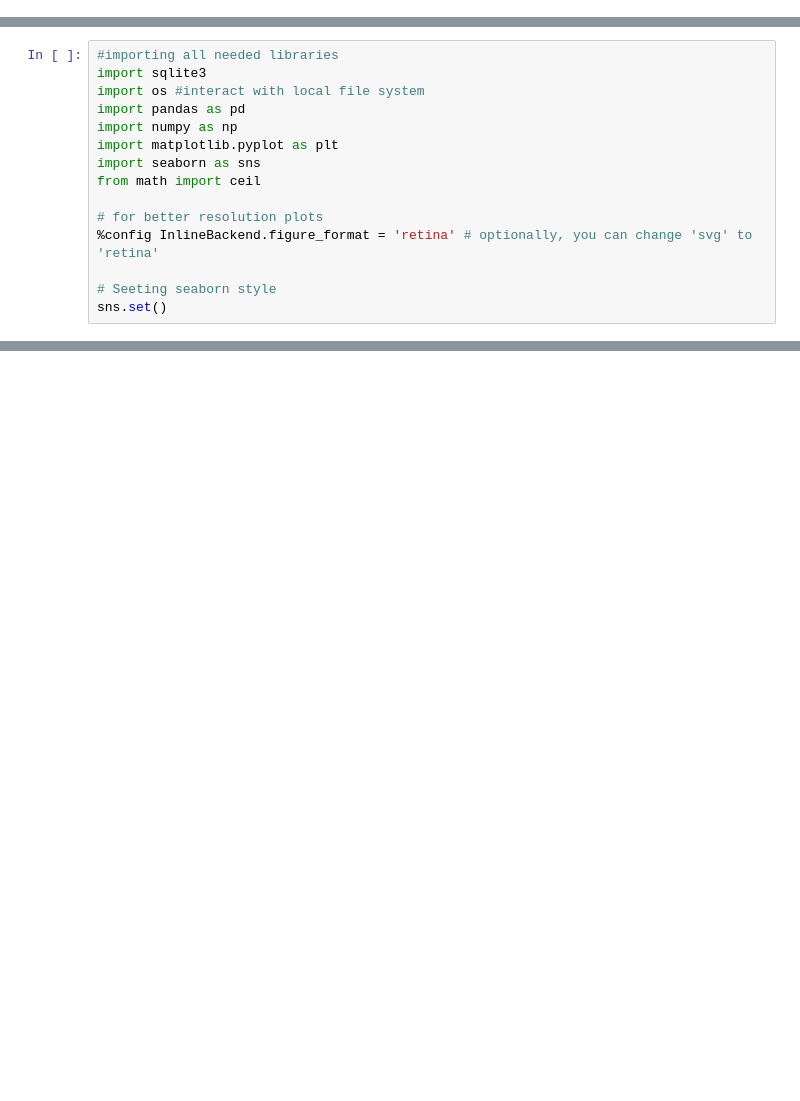
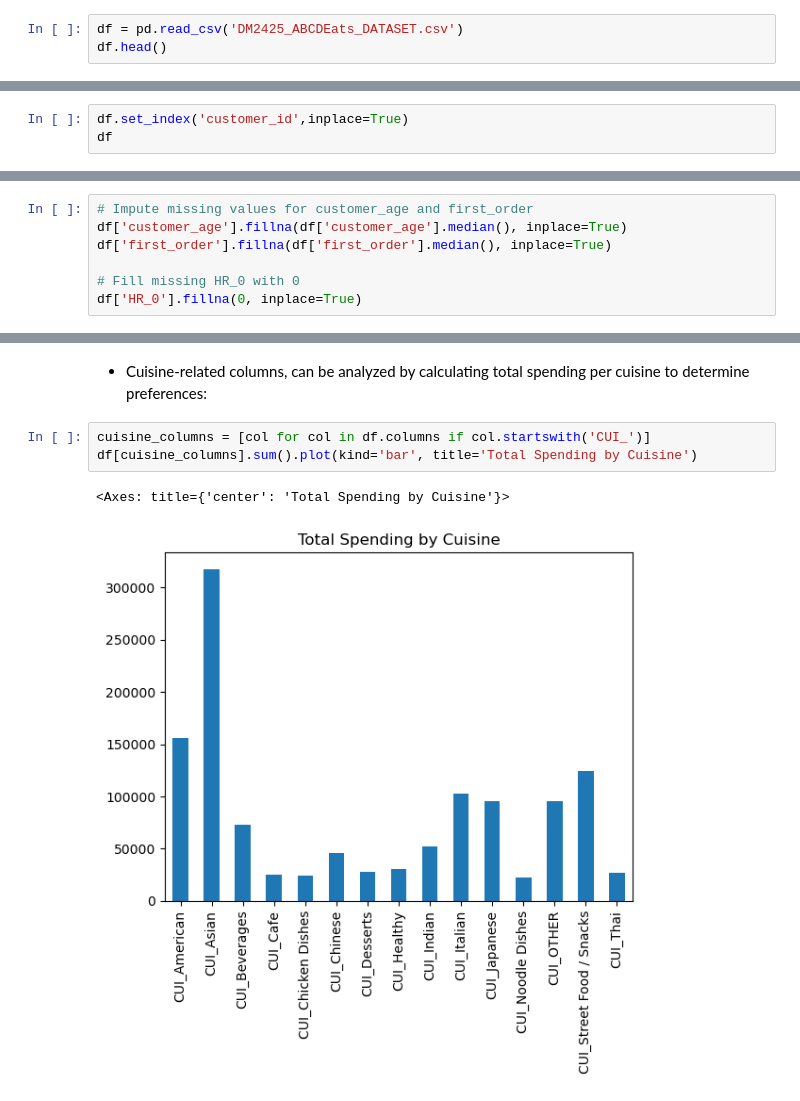
Before and after one commit to afonsosilvax/Data_Mining_NOVA, a Jupyter notebook: DM2425_Part1_99.ipynb, the cells around one changed output, grey strips where cells are left out. Cells and saved outputs as stored; diff of their text form; blank space fills up the shorter version.

```diff
--- a/DM2425_Part1_99.ipynb
+++ b/DM2425_Part1_99.ipynb
@@ -14,0 +70,3 @@ Student ID:<br>
+# %%
+df = pd.read_csv('DM2425_ABCDEats_DATASET.csv')
+df.head()
@@ -17,15 +96,0 @@ Student ID:<br>
-# %%
-#importing all needed libraries
-import sqlite3
-import os #interact with local file system
-import pandas as pd
-import numpy as np
-import matplotlib.pyplot as plt
-import seaborn as sns
-from math import ceil
-
-# for better resolution plots
-%config InlineBackend.figure_format = 'retina' # optionally, you can change 'svg' to 'retina'
-
-# Seeting seaborn style
-sns.set()
@@ -47,0 +97,3 @@ df_customer_data.head()
+# %%
+df.set_index('customer_id',inplace=True)
+df
@@ -47,0 +142,7 @@ df_customer_data.head()
+# %%
+# Impute missing values for customer_age and first_order
+df['customer_age'].fillna(df['customer_age'].median(), inplace=True)
+df['first_order'].fillna(df['first_order'].median(), inplace=True)
+
+# Fill missing HR_0 with 0
+df['HR_0'].fillna(0, inplace=True)
@@ -47,0 +217,8 @@ df_customer_data.head()
+# %% [markdown]
+* Cuisine-related columns, can be analyzed by calculating total spending per cuisine to determine preferences:
+# %%
+cuisine_columns = [col for col in df.columns if col.startswith('CUI_')]
+df[cuisine_columns].sum().plot(kind='bar', title='Total Spending by Cuisine')
+# %% [output]
+<Axes: title={'center': 'Total Spending by Cuisine'}>
+[figure, added]
```
Also changed, not shown: parts of 33 cells of this notebook.
